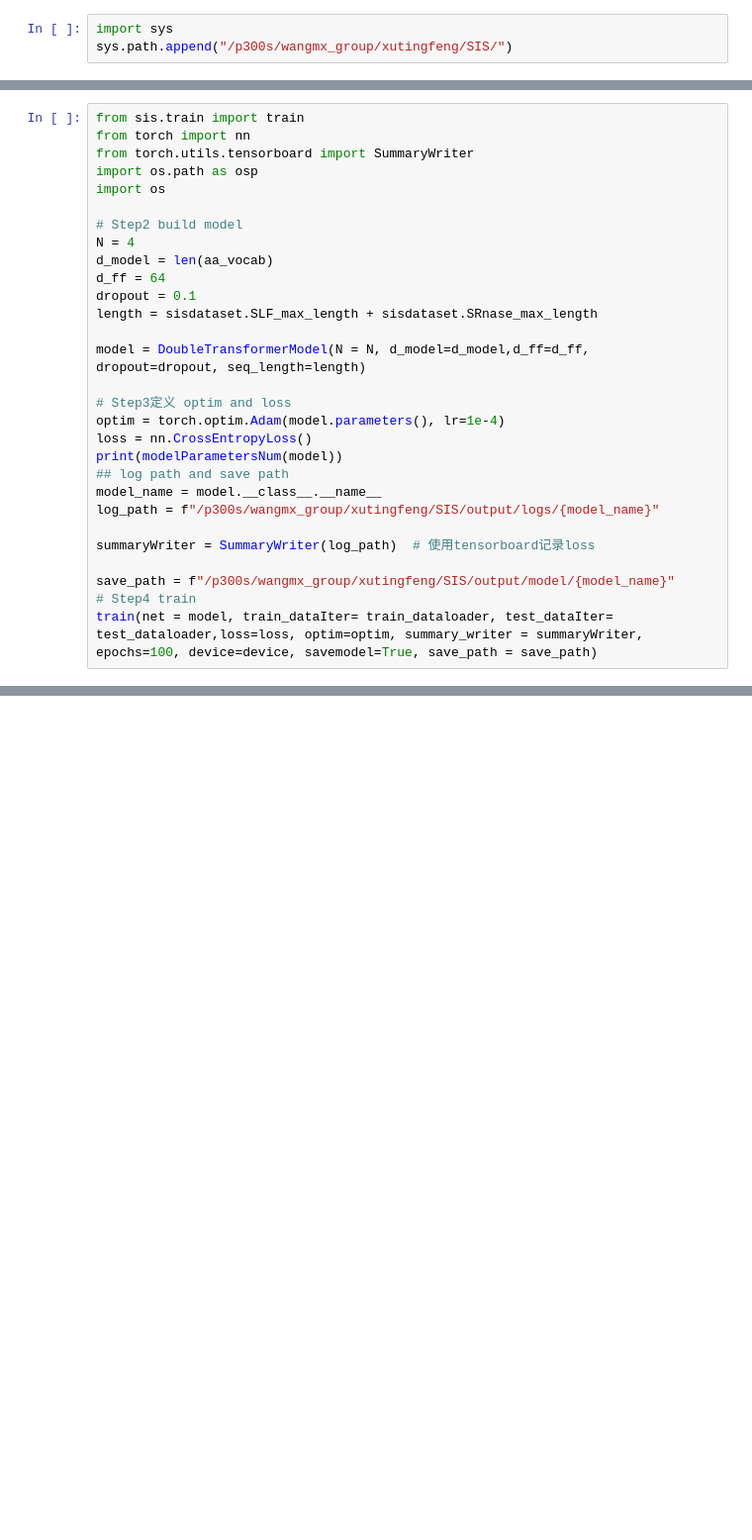
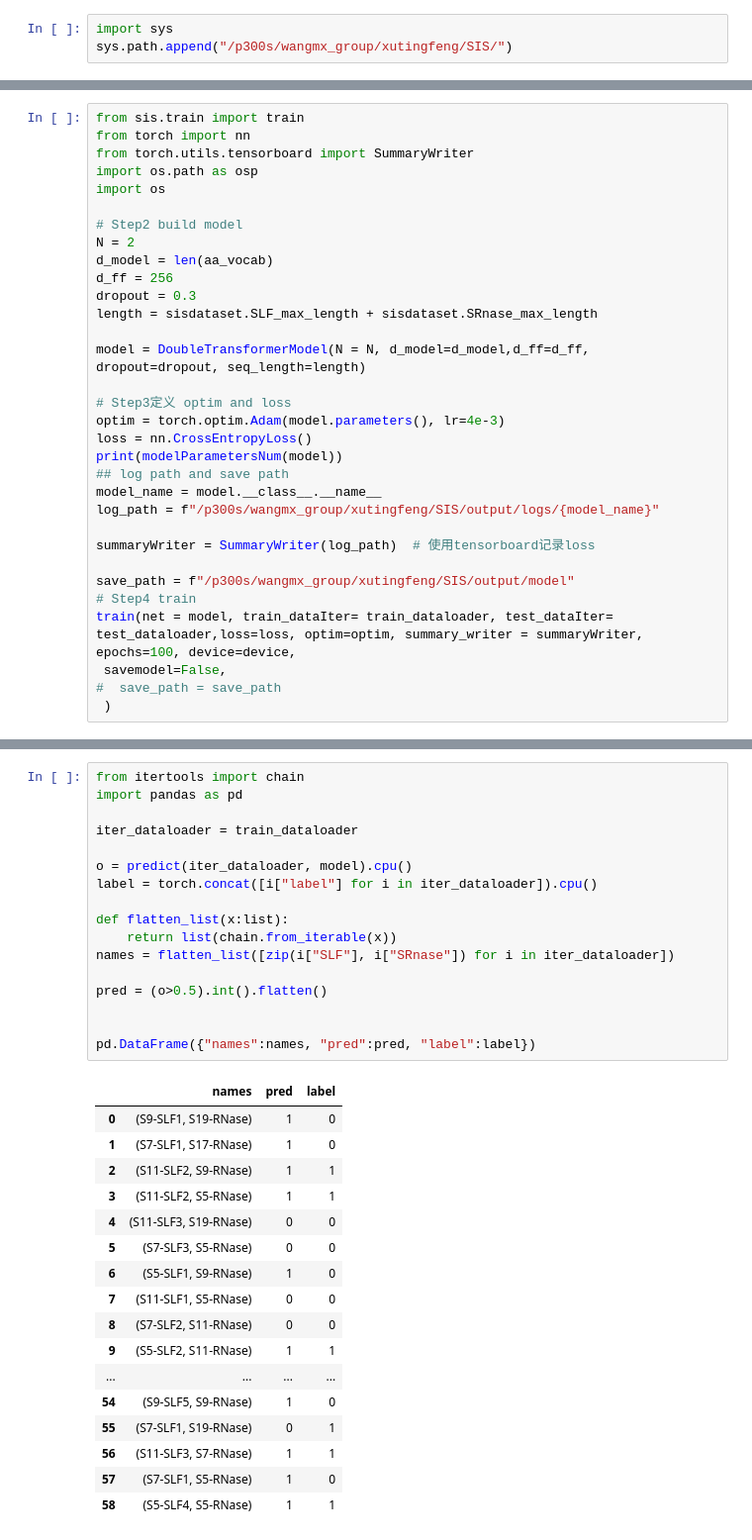
Before and after one commit to 1511878618/sis, a Jupyter notebook: pipline/4.training.ipynb, the cells around one changed output, grey strips where cells are left out. Shown: that part at 99% size. Saved outputs shown, nothing was run; the diff lists cells and outputs as text; blank space fills up the shorter version.

```diff
--- a/pipline/4.training.ipynb
+++ b/pipline/4.training.ipynb
@@ -36,16 +40,16 @@ import os.path as osp
 import os
 
 # Step2 build model
-N = 4
+N = 2
 d_model = len(aa_vocab)
-d_ff = 64
-dropout = 0.1
+d_ff = 256
+dropout = 0.3
 length = sisdataset.SLF_max_length + sisdataset.SRnase_max_length
 
 model = DoubleTransformerModel(N = N, d_model=d_model,d_ff=d_ff, dropout=dropout, seq_length=length)
 
 # Step3定义 optim and loss
-optim = torch.optim.Adam(model.parameters(), lr=1e-4)
+optim = torch.optim.Adam(model.parameters(), lr=4e-3)
 loss = nn.CrossEntropyLoss()
 print(modelParametersNum(model))
 ## log path and save path
@@ -54,7 +58,10 @@ log_path = f"/p300s/wangmx_group/xutingfeng/SIS/output/logs/{model_name}"
 
 summaryWriter = SummaryWriter(log_path)  # 使用tensorboard记录loss
 
-save_path = f"/p300s/wangmx_group/xutingfeng/SIS/output/model/{model_name}"
+save_path = f"/p300s/wangmx_group/xutingfeng/SIS/output/model"
 # Step4 train
-train(net = model, train_dataIter= train_dataloader, test_dataIter= test_dataloader,loss=loss, optim=optim, summary_writer = summaryWriter, epochs=100, device=device, savemodel=True, save_path = save_path)
+train(net = model, train_dataIter= train_dataloader, test_dataIter= test_dataloader,loss=loss, optim=optim, summary_writer = summaryWriter, epochs=100, device=device,
+ savemodel=False,
+#  save_path = save_path
+ )
 # %% [output]
@@ -70,0 +91,35 @@ test: loss 1.806 and acc is 0.533
+# %%
+from itertools import chain
+import pandas as pd
+
+iter_dataloader = train_dataloader
+
+o = predict(iter_dataloader, model).cpu()
+label = torch.concat([i["label"] for i in iter_dataloader]).cpu()
+
+def flatten_list(x:list):
+    return list(chain.from_iterable(x))
+names = flatten_list([zip(i["SLF"], i["SRnase"]) for i in iter_dataloader])
+
+pred = (o>0.5).int().flatten()
+
+
+pd.DataFrame({"names":names, "pred":pred, "label":label})
+# %% [output]
+|  | names | pred | label |
+| 0 | (S9-SLF1, S19-RNase) | 1 | 0 |
+| 1 | (S7-SLF1, S17-RNase) | 1 | 0 |
+| 2 | (S11-SLF2, S9-RNase) | 1 | 1 |
+| 3 | (S11-SLF2, S5-RNase) | 1 | 1 |
+| 4 | (S11-SLF3, S19-RNase) | 0 | 0 |
+| 5 | (S7-SLF3, S5-RNase) | 0 | 0 |
+| 6 | (S5-SLF1, S9-RNase) | 1 | 0 |
+| 7 | (S11-SLF1, S5-RNase) | 0 | 0 |
+| 8 | (S7-SLF2, S11-RNase) | 0 | 0 |
+| 9 | (S5-SLF2, S11-RNase) | 1 | 1 |
+| ... | ... | ... | ... |
+| 54 | (S9-SLF5, S9-RNase) | 1 | 0 |
+| 55 | (S7-SLF1, S19-RNase) | 0 | 1 |
+| 56 | (S11-SLF3, S7-RNase) | 1 | 1 |
+| 57 | (S7-SLF1, S5-RNase) | 1 | 0 |
+| 58 | (S5-SLF4, S5-RNase) | 1 | 1 |
```
Also changed, not shown: parts of 10 cells of this notebook, 9 other files.
